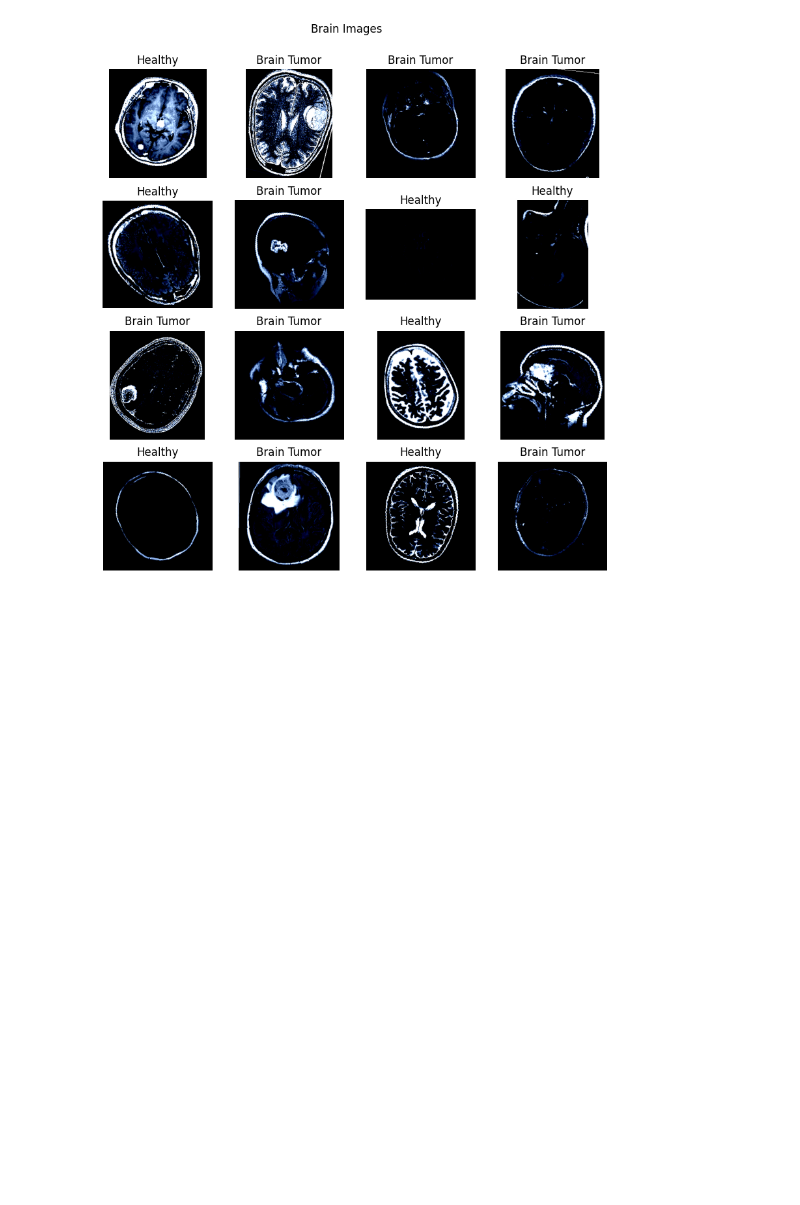
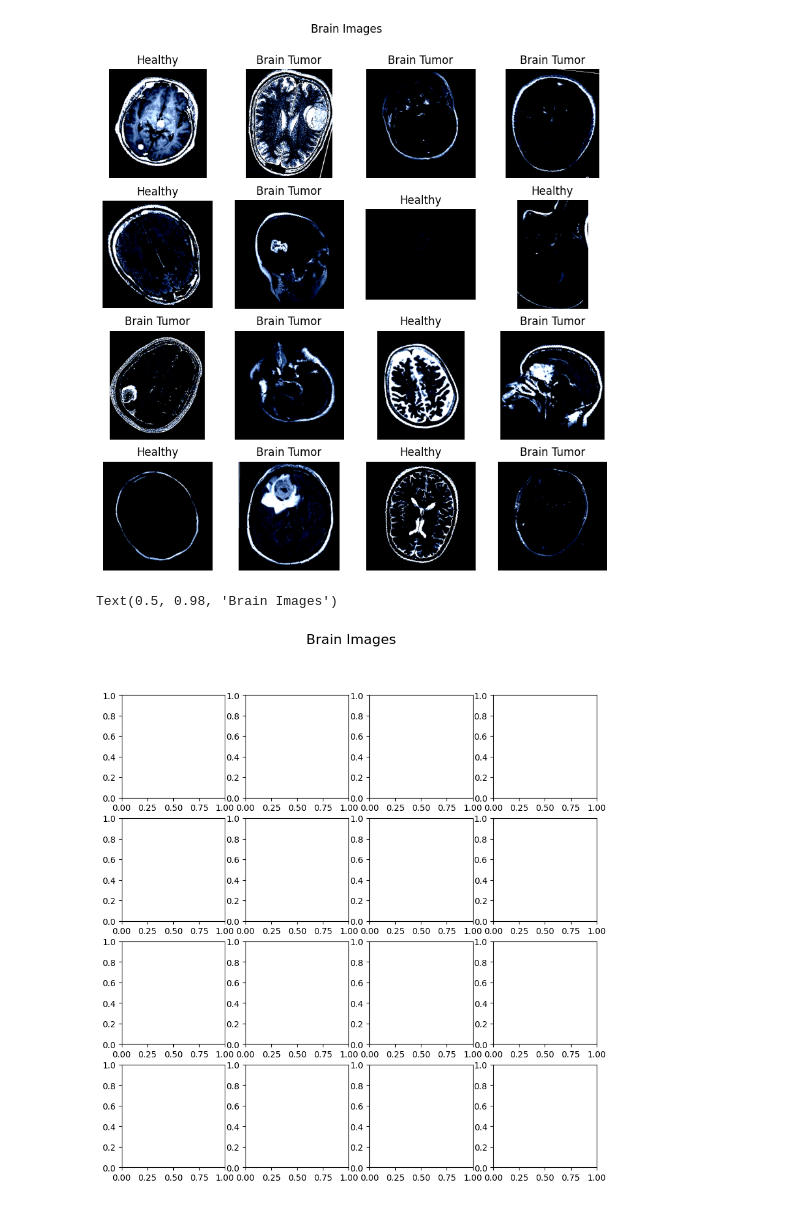
Before and after one commit to XMB234/Bioinformatic-Project---DNA-Classification, a Jupyter notebook: Brain_Tumor_Detection.ipynb, the cells around one changed output. Drawn from its saved outputs; the diff is of its cells as text; code cells hidden in the pictures; blank space fills up the shorter version.

```diff
--- a/Brain_Tumor_Detection.ipynb
+++ b/Brain_Tumor_Detection.ipynb
@@ -147,3 +147,18 @@ for i in range(1, cols * rows + 1):
 plt.show()
 # %% [output]
 [figure]
+# %%
+class_labels = train_set.classes
+
+def imshow_tensor(img_tensor):
+
+  img_np = img_tensor.numpy().transpose((1, 2, 0))
+  img_np = np.clip(img_np, 0, 1)
+  return img_np
+
+cols, rows = 4, 4
+fig, axes = plt.subplots(rows, cols, figsize=(10, 10))
+fig.suptitle('Brain Images', fontsize=16)
+# %% [output]
+Text(0.5, 0.98, 'Brain Images')
+[figure, added]
```
